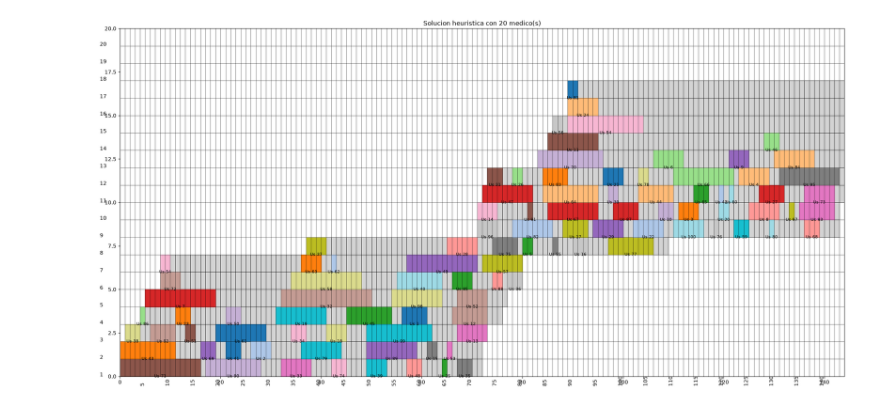
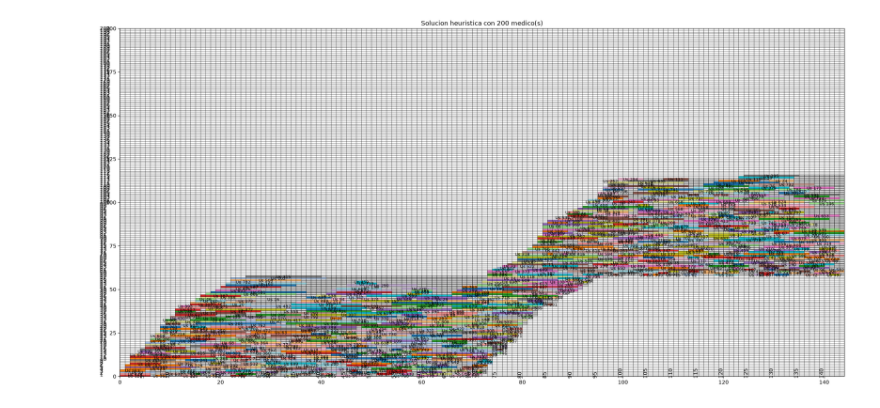
Before and after one commit to robertohincapie/Curso_TAIA, a Jupyter notebook: modelo_prescriptivo_2.ipynb, the cells around one changed output. Drawn from its saved outputs; the diff is of its cells as text; code cells hidden in the pictures.

```diff
--- a/modelo_prescriptivo_2.ipynb
+++ b/modelo_prescriptivo_2.ipynb
@@ -6,8 +6,8 @@ from scipy.spatial.distance import cdist
 from matplotlib.patches import Rectangle
 # %%
 # Generación del escenario de usuarios
-def escenario(m=100, #Número de usuarios
-              n=50, #Número de médicos
+def escenario(m=800, #Número de usuarios
+              n=400, #Número de médicos
               dt=10, #Intervalo de tiempo
               K=144,  #Número de intervalos de Tiempo
               velocidad=30, #Velocidad de los carros médicos en unidades de km/hora
@@ -24,6 +24,7 @@ def escenario(m=100, #Número de usuarios
     H=12 #Horas de un turno de un médico
     beta=int(H*60/dt) #Numero máximo de turnos seguidos por un médico,
     Cmed=25000*H
+    #Ensayando con 2400 fue bien para 100 usuarios
     costo=distancias*600 #Costo de $600 por km de recorrido
     costo={(i+1,j+1):costo[i,j] for i in range(0,m) for j in range(0,m)}
     #Agregaremos los nodos de origen S y destino T, por ahora con valores 0 en tiempo y costo
@@ -196,3 +197,6 @@ def partir_escenario_clusters(S, n, dibujar=False, max_iter=50, random_state=Non
         tmp['tau']={ind:S['tau'][ind] for ind in gr}
         Sout.append(tmp)
     return Sout
+
+S=escenario()
+si=partir_escenario_clusters(S, n=7, dibujar=True)
@@ -348,33 +354,33 @@ def dibujar_solucion(S, resultado):
                 facecolor='lightgray',
                 edgecolor='black',
                 linewidth=lw
             )
             ax.add_patch(rect)
 
     for i, info_asig in asignacion.items():
         j = info_asig['medico']
         k = info_asig['inicio']
         for paso in range(c[i]):
             rect = Rectangle(
                 (k - 1 + paso, j - 1),
                 1,
                 1,
                 facecolor=colors[i - 1],
                 edgecolor=colors[i - 1],
                 linewidth=1
             )
             ax.add_patch(rect)
         centro = k - 1 + c[i] / 2
         plt.text(centro, j - 1, f'Us {i}', ha='center', va='center', fontsize=8)
 
     plt.xlim(0, K)
     plt.ylim(0, max(1, n))
     plt.title(f'Solucion heuristica con {n} medico(s)')
     plt.tight_layout()
     plt.show()
 S=escenario()
-resultado_heuristico = heuristic(S,20)
+resultado_heuristico = heuristic(S,200)
 dibujar_solucion(S, resultado_heuristico)
 # %% [output]
-[figure, old version]
+[figure, new version]
 # %%
```
Also changed, not shown: parts of 3 cells of this notebook, 1 other file.
